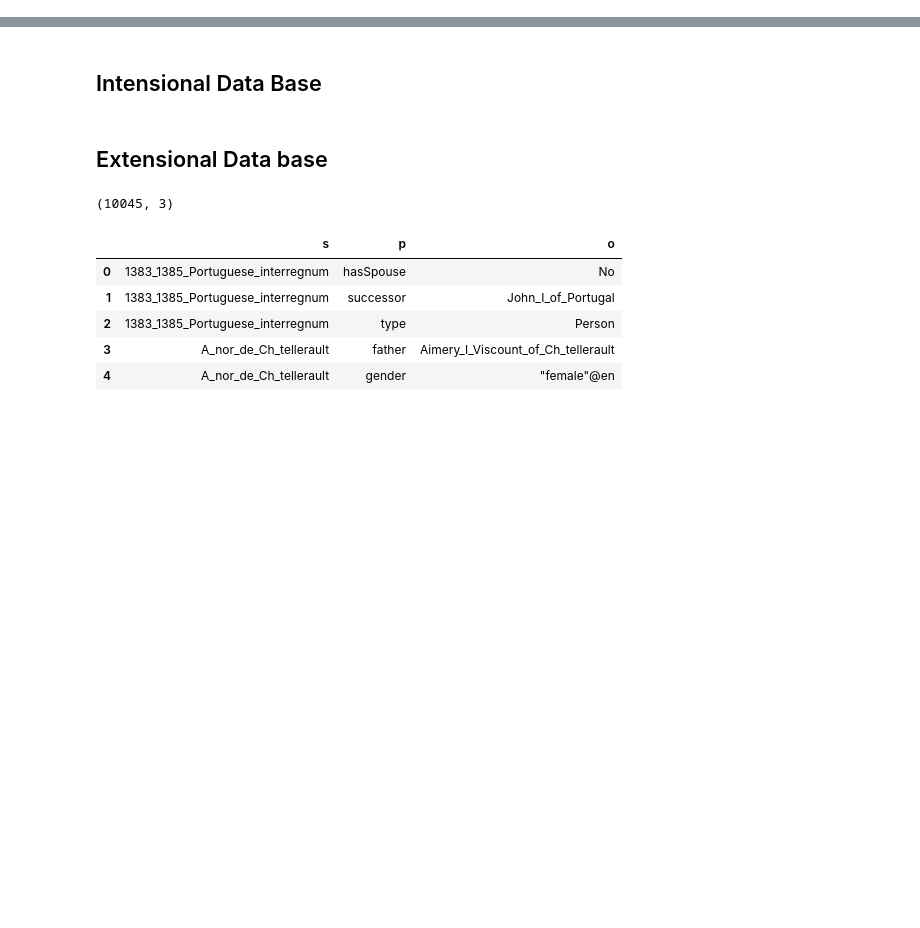
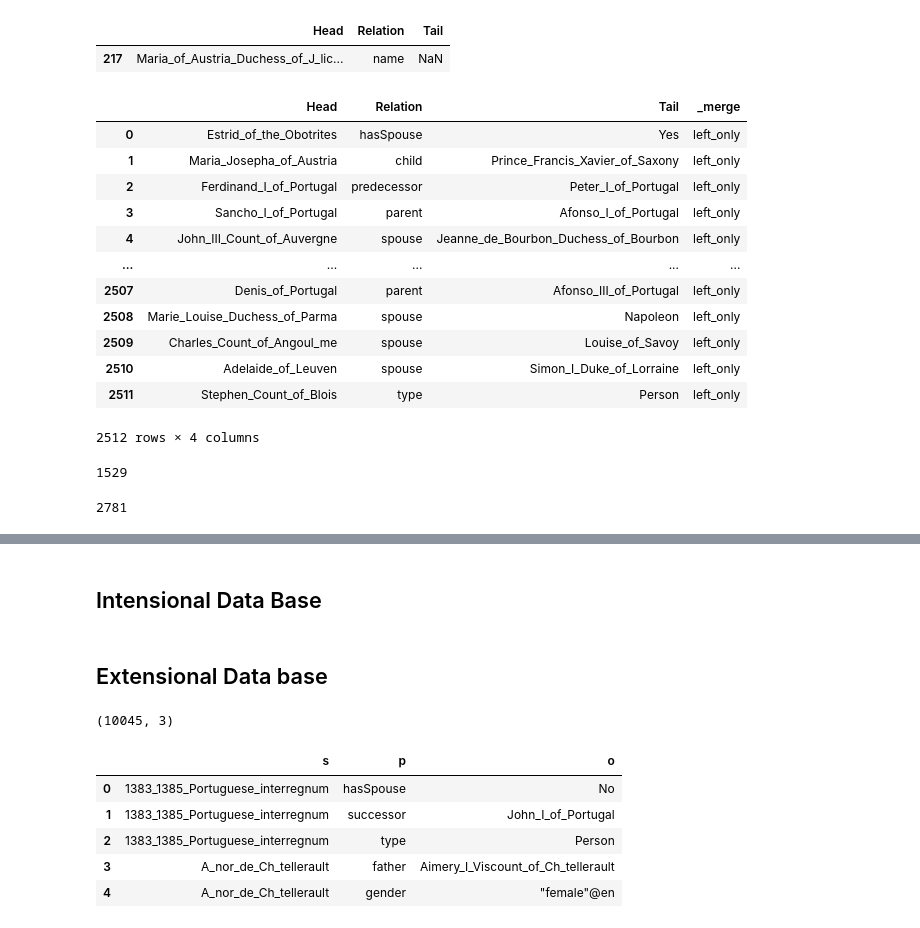
Before and after one commit to SDM-TIB/SPARKLE, a Jupyter notebook: SymbolicSystem/AMIE_Datalog.ipynb, the cells around one changed output, grey strips where cells are left out. Cells and saved outputs as stored; diff of their text form; code cells hidden in the pictures; blank space fills up the shorter version.

```diff
--- a/SymbolicSystem/AMIE_Datalog.ipynb
+++ b/SymbolicSystem/AMIE_Datalog.ipynb
@@ -6,0 +58,4 @@ from pyDatalog.pyDatalog import assert_fact, load, ask
+# %%
+path = '../KG/FrenchRoyalty/'
+test = pd.read_csv(path + 'french_new_testing_1.tsv', delimiter='\t')
+display(test.shape, test.head(3))
@@ -6,0 +68,34 @@ from pyDatalog.pyDatalog import assert_fact, load, ask
+# %%
+test.loc[~test.Tail.isin(list(set(test.Tail.unique()))[1:])]
+# %% [output]
+|  | Head | Relation | Tail |
+| 217 | Maria_of_Austria_Duchess_of_J_lic... | name | NaN |
+# %%
+df = test.merge(data_git, how='outer', indicator=True).loc[lambda x: x['_merge'] == 'left_only'] #'left_only', 'right_only'
+df
+# %% [output]
+|  | Head | Relation | Tail | _merge |
+| 0 | Estrid_of_the_Obotrites | hasSpouse | Yes | left_only |
+| 1 | Maria_Josepha_of_Austria | child | Prince_Francis_Xavier_of_Saxony | left_only |
+| 2 | Ferdinand_I_of_Portugal | predecessor | Peter_I_of_Portugal | left_only |
+| 3 | Sancho_I_of_Portugal | parent | Afonso_I_of_Portugal | left_only |
+| 4 | John_III_Count_of_Auvergne | spouse | Jeanne_de_Bourbon_Duchess_of_Bourbon | left_only |
+| ... | ... | ... | ... | ... |
+| 2507 | Denis_of_Portugal | parent | Afonso_III_of_Portugal | left_only |
+| 2508 | Marie_Louise_Duchess_of_Parma | spouse | Napoleon | left_only |
+| 2509 | Charles_Count_of_Angoul_me | spouse | Louise_of_Savoy | left_only |
+| 2510 | Adelaide_of_Leuven | spouse | Simon_I_Duke_of_Lorraine | left_only |
+| 2511 | Stephen_Count_of_Blois | type | Person | left_only |
+2512 rows × 4 columns
+# %%
+t1 = set(test.Head.unique())
+t2 = set(test.Tail.unique())
+t1.update(t2)
+len(t1)  #2781
+# %% [output]
+1529
+# %%
+s1.update(t1)
+len(s1)
+# %% [output]
+2781
```
Also changed, not shown: parts of 23 cells of this notebook.
